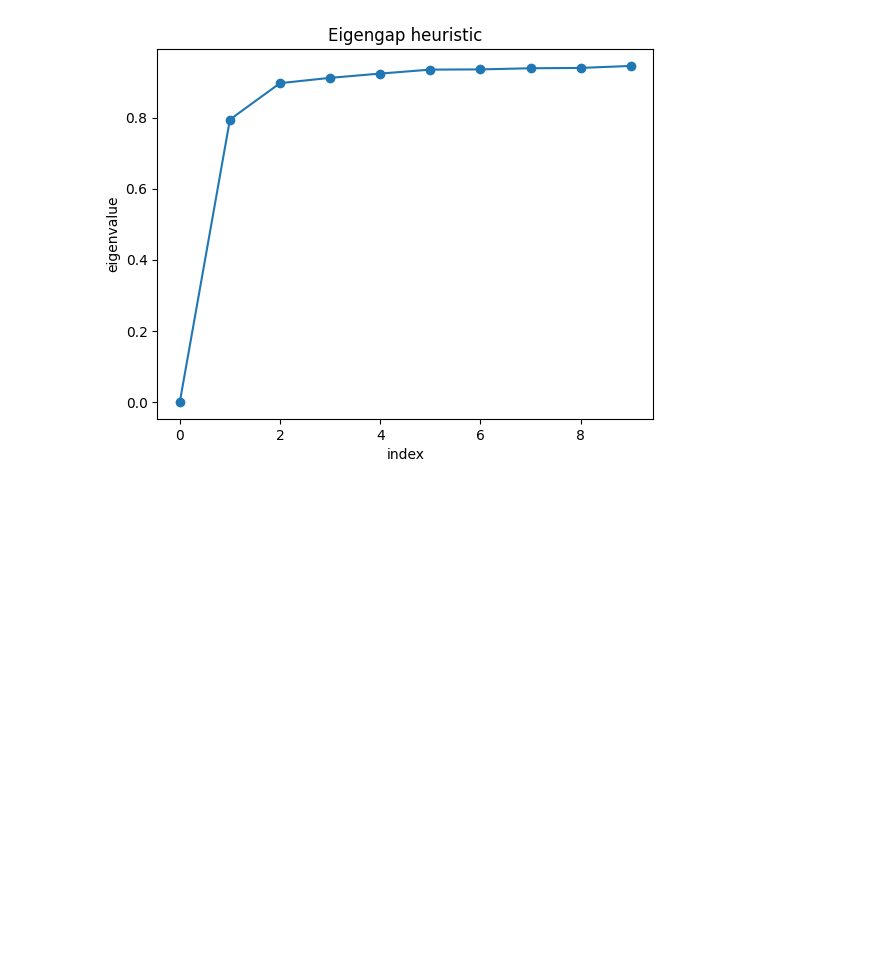
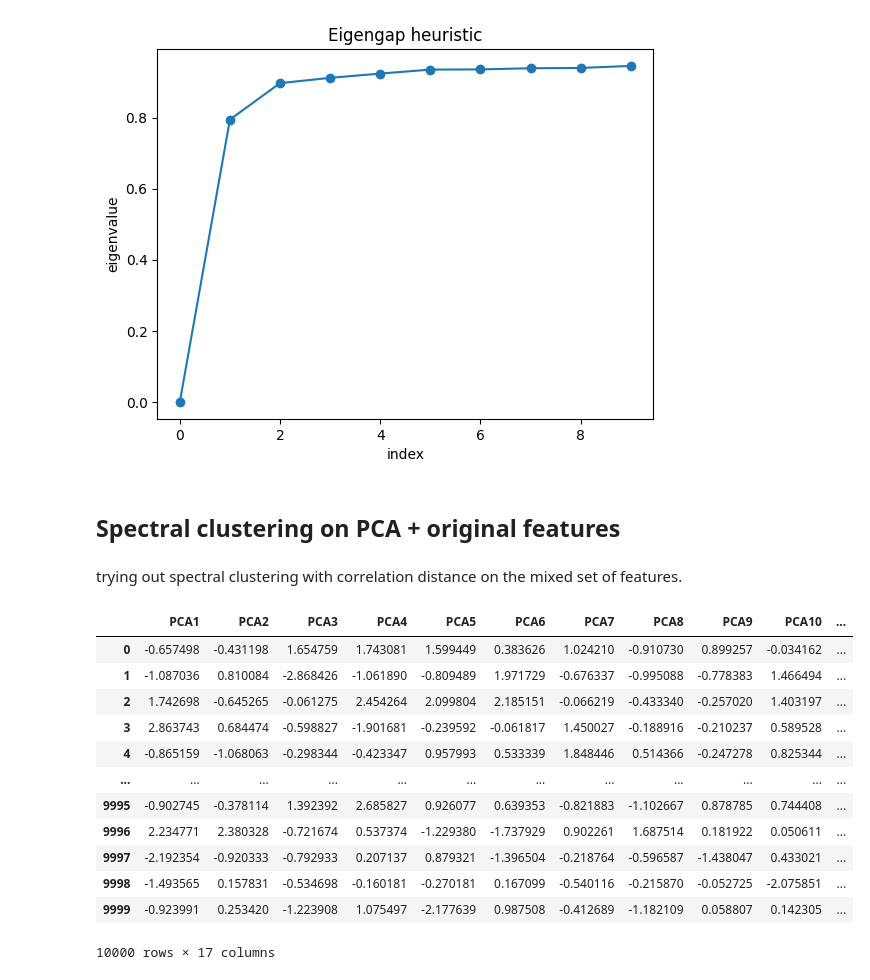
Before and after one commit to Guflie/PoliMi-AS-project, a Jupyter notebook: trend_analysis.ipynb, the cells around one changed output. Drawn from its saved outputs; the diff is of its cells as text; code cells hidden in the pictures; blank space fills up the shorter version.

```diff
--- a/trend_analysis.ipynb
+++ b/trend_analysis.ipynb
@@ -213,3 +212,34 @@ plt.title("Eigengap heuristic")
 plt.show()
 # %% [output]
 [figure]
+# %% [markdown]
+## Spectral clustering on PCA + original features
+# %% [markdown]
+trying out spectral clustering with correlation distance on the mixed set of features.
+# %%
+from sklearn.decomposition import PCA
+
+# numeber of components taken from the pca_modified.ipynb
+NUM_PCA = 10
+pca_feats = [f"PCA{i+1}" for i in range(NUM_PCA)]
+pca = PCA(n_components=NUM_PCA, random_state=42)
+df_pca = pd.DataFrame(pca.fit_transform(std_num_df), columns=pca_feats)
+
+selected_original_feats = ["academic_performance", "financial_stress", "family_expectation", "physical_activity", "sleep_hours", "academic_year", "age"]
+mixed_df = pd.concat([df_pca, std_num_df[selected_original_feats]], axis=1)
+
+mixed_df
+# %% [output]
+|  | PCA1 | PCA2 | PCA3 | PCA4 | PCA5 | PCA6 | PCA7 | PCA8 | PCA9 | PCA10 | ... |
+| 0 | -0.657498 | -0.431198 | 1.654759 | 1.743081 | 1.599449 | 0.383626 | 1.024210 | -0.910730 | 0.899257 | -0.034162 | ... |
+| 1 | -1.087036 | 0.810084 | -2.868426 | -1.061890 | -0.809489 | 1.971729 | -0.676337 | -0.995088 | -0.778383 | 1.466494 | ... |
+| 2 | 1.742698 | -0.645265 | -0.061275 | 2.454264 | 2.099804 | 2.185151 | -0.066219 | -0.433340 | -0.257020 | 1.403197 | ... |
+| 3 | 2.863743 | 0.684474 | -0.598827 | -1.901681 | -0.239592 | -0.061817 | 1.450027 | -0.188916 | -0.210237 | 0.589528 | ... |
+| 4 | -0.865159 | -1.068063 | -0.298344 | -0.423347 | 0.957993 | 0.533339 | 1.848446 | 0.514366 | -0.247278 | 0.825344 | ... |
+| ... | ... | ... | ... | ... | ... | ... | ... | ... | ... | ... | ... |
+| 9995 | -0.902745 | -0.378114 | 1.392392 | 2.685827 | 0.926077 | 0.639353 | -0.821883 | -1.102667 | 0.878785 | 0.744408 | ... |
+| 9996 | 2.234771 | 2.380328 | -0.721674 | 0.537374 | -1.229380 | -1.737929 | 0.902261 | 1.687514 | 0.181922 | 0.050611 | ... |
+| 9997 | -2.192354 | -0.920333 | -0.792933 | 0.207137 | 0.879321 | -1.396504 | -0.218764 | -0.596587 | -1.438047 | 0.433021 | ... |
+| 9998 | -1.493565 | 0.157831 | -0.534698 | -0.160181 | -0.270181 | 0.167099 | -0.540116 | -0.215870 | -0.052725 | -2.075851 | ... |
+| 9999 | -0.923991 | 0.253420 | -1.223908 | 1.075497 | -2.177639 | 0.987508 | -0.412689 | -1.182109 | 0.058807 | 0.142305 | ... |
+10000 rows × 17 columns
```
Also changed, not shown: parts of 6 cells of this notebook.
